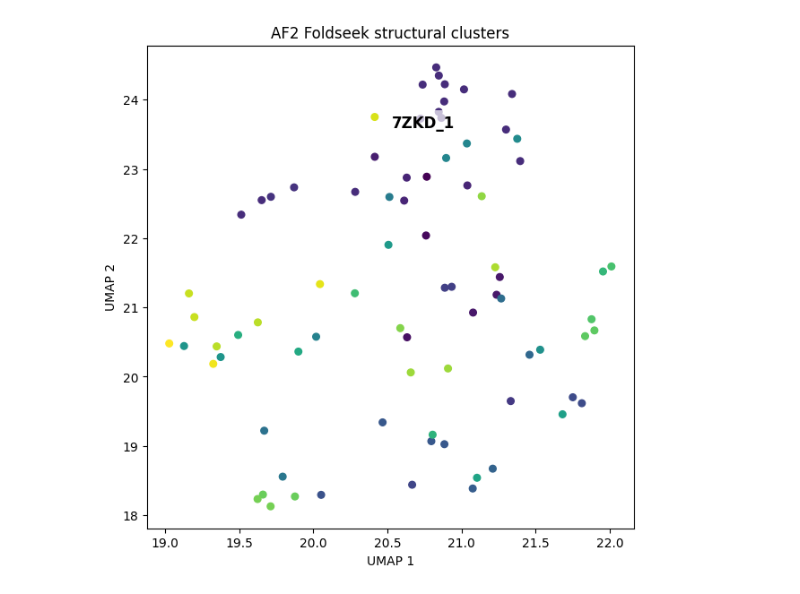
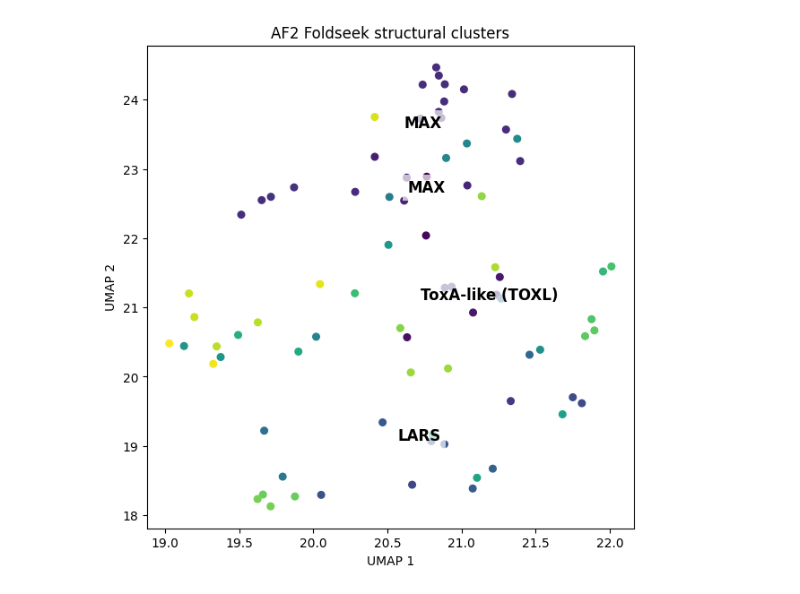
Before and after one commit to Rachel-Oei/Effector-Structure-Prediction, a Jupyter notebook: 06_clustering/umap.ipynb, the cells around one changed output. Drawn from its saved outputs; the diff is of its cells as text; code cells hidden in the pictures.

```diff
--- a/06_clustering/umap.ipynb
+++ b/06_clustering/umap.ipynb
@@ -32,5 +52,11 @@ plot_umap_clusters(esm_clusters_dir, esm_embedding, esm_matrix, "ESM Foldseek st
 # %%
-plot_umap_clusters(af2_clusters_dir, af2_embedding, af2_matrix, "AF2 Foldseek structural clusters")
+cluster_names = {
+        "7ZKD_1": "MAX",
+        "4FPR_1": "LARS",
+        "2MM2_1": "MAX",
+        "1ZLE_1": "ToxA-like (TOXL)"}
+
+plot_umap_clusters(af2_clusters_dir, af2_embedding, af2_matrix, "AF2 Foldseek structural clusters", 2, cluster_names)
 # %% [output]
-[figure, old version]
+[figure, new version]
 # %%
```
Also changed, not shown: parts of 9 cells of this notebook, 2 other files.
